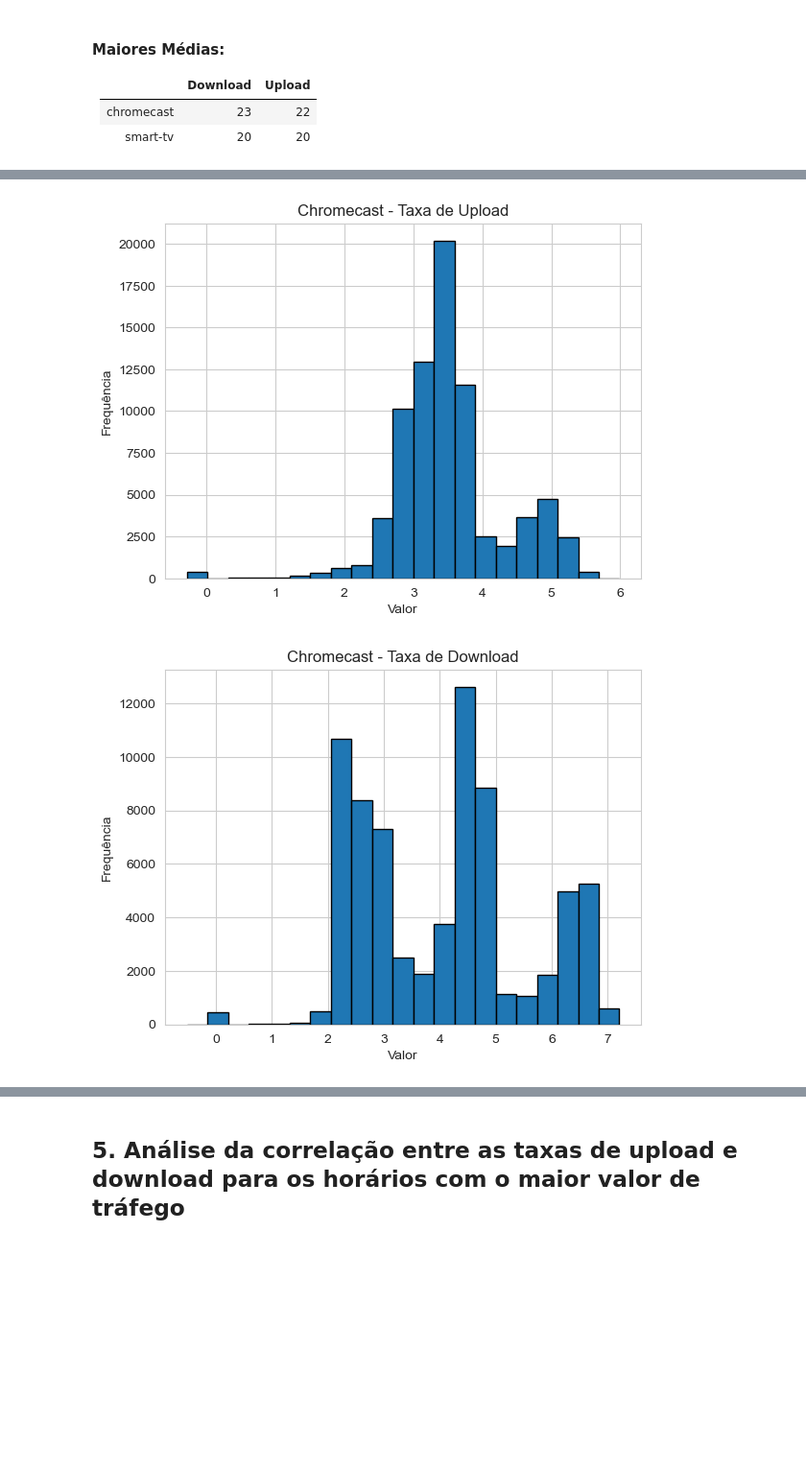
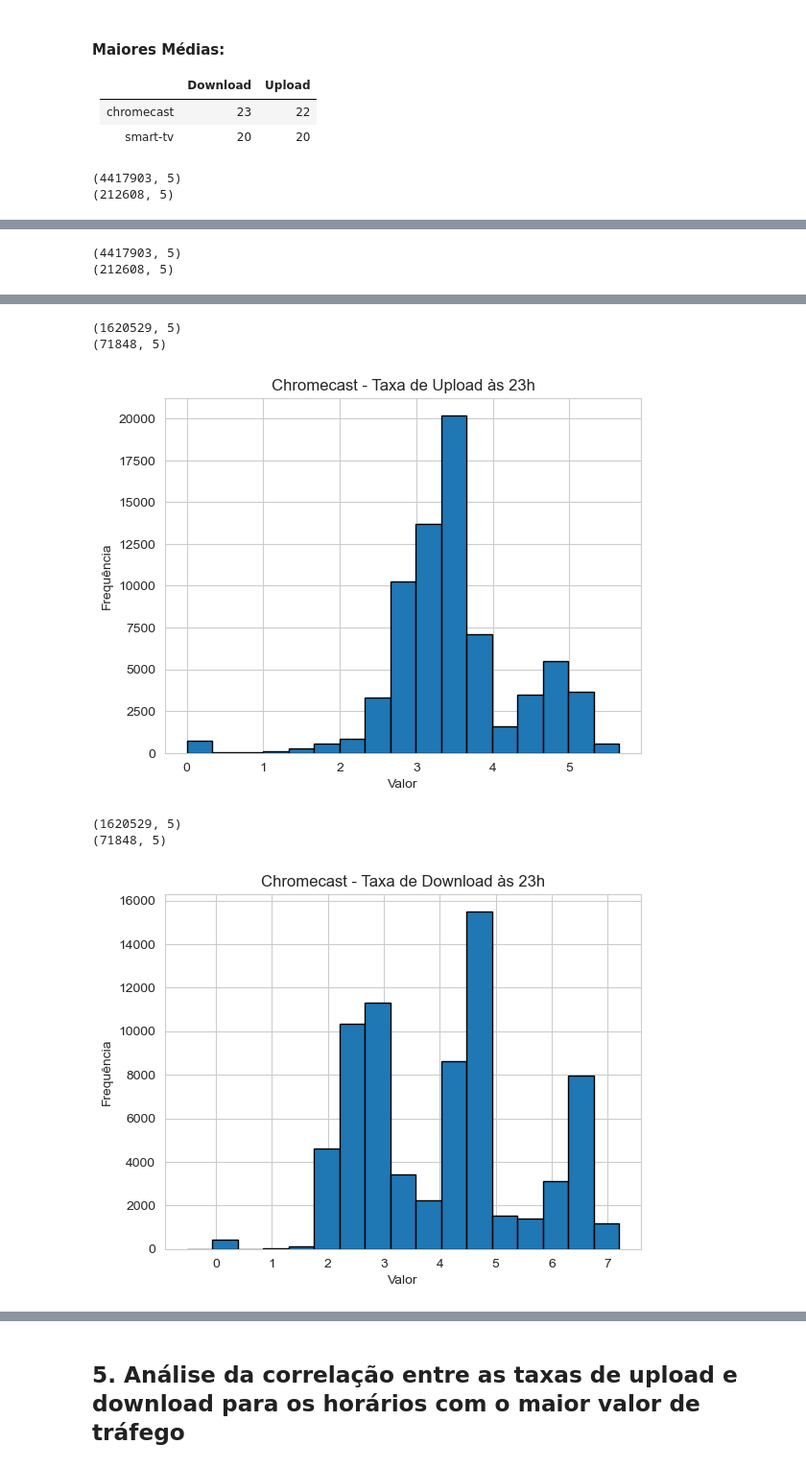
Before and after one commit to carol-santiago/Estat-stica-Projeto-Final, a Jupyter notebook: main.ipynb, the cells around one changed output, grey strips where cells are left out. Shown at 96% size. Cells and saved outputs as stored; diff of their text form; code cells hidden in the pictures; blank space fills up the shorter version.

```diff
--- a/main.ipynb
+++ b/main.ipynb
@@ -281,10 +261,10 @@ def pltHMT(df, device_type, col, HMT):
     df_filtered = df[condition]
 
     # Plota o histograma
-    num_bins = int(1 + np.log2(len(df[col])))
+    num_bins = int(1 + np.log2(len(df_filtered[col])))
     label = 'Taxa de Download' if col == 'bytes_down' else 'Taxa de Upload'
     plt.hist(df_filtered[col], bins=num_bins, edgecolor='black')
-    plt.title(f'{device_type} - {label}')
+    plt.title(f'{device_type} - {label} às {HMT}h')
     plt.xlabel('Valor')
     plt.ylabel('Frequência')
     sns.set_style('whitegrid')
@@ -294,8 +274,10 @@ def pltHMT(df, device_type, col, HMT):
     plt.show()
 
 # Exemplo de uso
-pltHMT(df_smarttv, 'SmartTV', 'bytes_up', HMT_smarttv_up)
+pltHMT(df_smarttv, 'SmartTV', 'bytes_up', HMT_smarttv_down)
 pltHMT(df_smarttv, 'SmartTV', 'bytes_down', HMT_smarttv_down)
-pltHMT(df_chromecast, 'Chromecast', 'bytes_up', HMT_chromecast_up)
+pltHMT(df_chromecast, 'Chromecast', 'bytes_up', HMT_chromecast_down)
 pltHMT(df_chromecast, 'Chromecast', 'bytes_down', HMT_chromecast_down)
 # %% [output]
+(4417903, 5)
+(212608, 5)
@@ -302,0 +285,2 @@ pltHMT(df_chromecast, 'Chromecast', 'bytes_down', HMT_chromecast_down)
+(4417903, 5)
+(212608, 5)
@@ -304,5 +288,9 @@ pltHMT(df_chromecast, 'Chromecast', 'bytes_down', HMT_chromecast_down)
+(1620529, 5)
+(71848, 5)
-[figure, old version]
+[figure, new version]
+(1620529, 5)
+(71848, 5)
-[figure, old version]
+[figure, new version]
 # %%
 def qq_plot_comparison(df1, df2, col, HMT1, HMT2):
     # Filtra os dados para cada dataset e coluna específicos e ordena os valores
```
Also changed, not shown: parts of 8 cells of this notebook, 4 other files.
